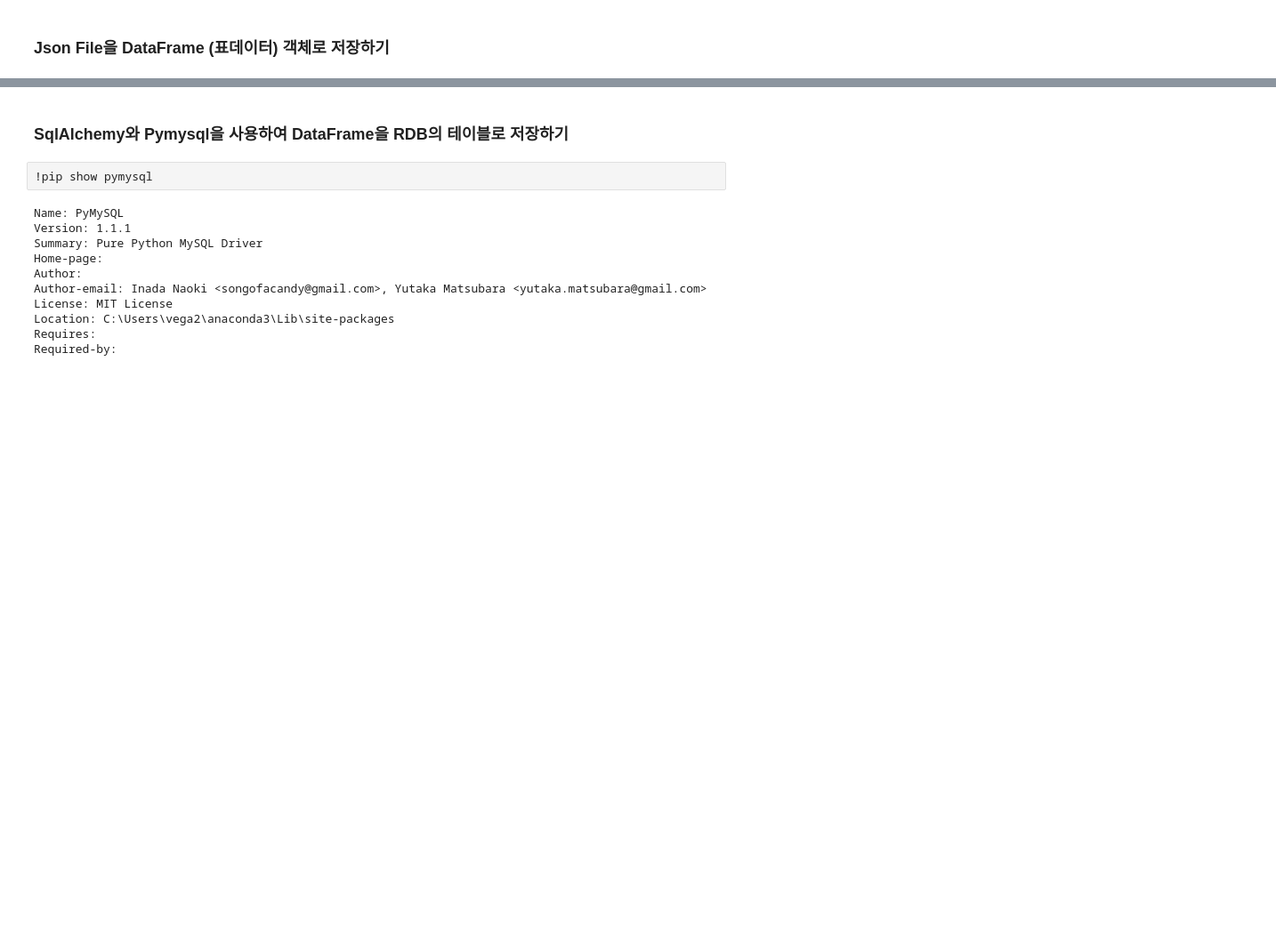
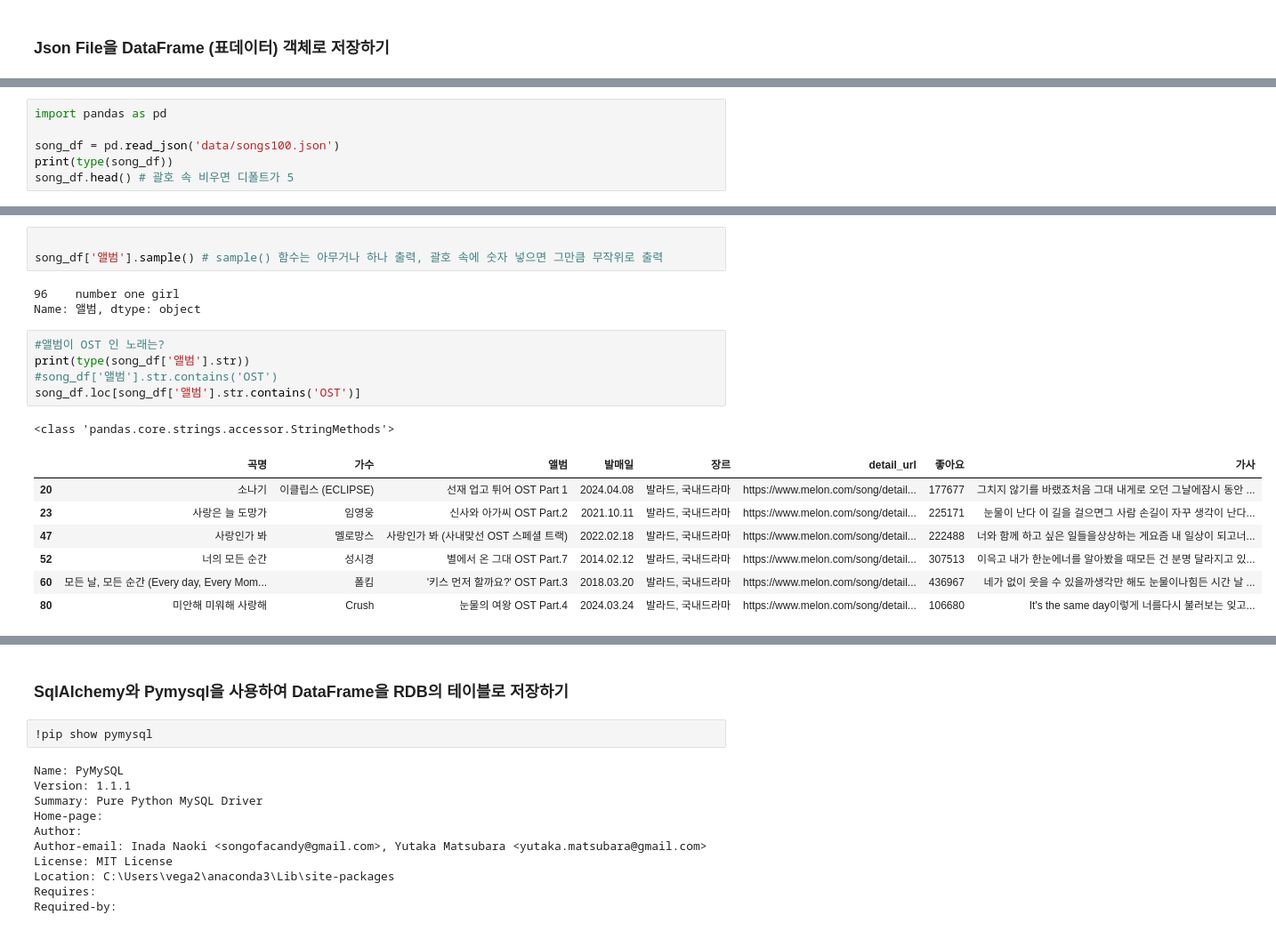
Before and after one commit to minju3212/Python_Webscraping_Analysis, a Jupyter notebook: 04.Melon100차트_데이터파싱_DB저장.ipynb, the cells around one changed output, grey strips where cells are left out. Shown: that part at 89% size. Saved outputs shown, nothing was run; the diff lists cells and outputs as text; blank space fills up the shorter version.

```diff
--- a/04.Melon100차트_데이터파싱_DB저장.ipynb
+++ b/04.Melon100차트_데이터파싱_DB저장.ipynb
@@ -122,0 +181,6 @@ headers = {
+# %%
+import pandas as pd
+
+song_df = pd.read_json('data/songs100.json')
+print(type(song_df))
+song_df.head() # 괄호 속 비우면 디폴트가 5
@@ -173,0 +297,20 @@ array(['G-DRAGON', 'IVE (아이브)', '황가람', 'aespa', '로제 (ROSÉ)', 'P
+# %%
+
+song_df['앨범'].sample() # sample() 함수는 아무거나 하나 출력, 괄호 속에 숫자 넣으면 그만큼 무작위로 출력
+# %% [output]
+96    number one girl
+Name: 앨범, dtype: object
+# %%
+#앨범이 OST 인 노래는?
+print(type(song_df['앨범'].str))
+#song_df['앨범'].str.contains('OST')
+song_df.loc[song_df['앨범'].str.contains('OST')]
+# %% [output]
+<class 'pandas.core.strings.accessor.StringMethods'>
+|  | 곡명 | 가수 | 앨범 | 발매일 | 장르 | detail_url | 좋아요 | 가사 |
+| 20 | 소나기 | 이클립스 (ECLIPSE) | 선재 업고 튀어 OST Part 1 | 2024.04.08 | 발라드, 국내드라마 | https://www.melon.com/song/detail... | 177677 | 그치지 않기를 바랬죠처음 그대 내게로 오던 그날에잠시 동안 ... |
+| 23 | 사랑은 늘 도망가 | 임영웅 | 신사와 아가씨 OST Part.2 | 2021.10.11 | 발라드, 국내드라마 | https://www.melon.com/song/detail... | 225171 | 눈물이 난다 이 길을 걸으면그 사람 손길이 자꾸 생각이 난다... |
+| 47 | 사랑인가 봐 | 멜로망스 | 사랑인가 봐 (사내맞선 OST 스페셜 트랙) | 2022.02.18 | 발라드, 국내드라마 | https://www.melon.com/song/detail... | 222488 | 너와 함께 하고 싶은 일들을상상하는 게요즘 내 일상이 되고너... |
+| 52 | 너의 모든 순간 | 성시경 | 별에서 온 그대 OST Part.7 | 2014.02.12 | 발라드, 국내드라마 | https://www.melon.com/song/detail... | 307513 | 이윽고 내가 한눈에너를 알아봤을 때모든 건 분명 달라지고 있... |
+| 60 | 모든 날, 모든 순간 (Every day, Every Mom... | 폴킴 | '키스 먼저 할까요?' OST Part.3 | 2018.03.20 | 발라드, 국내드라마 | https://www.melon.com/song/detail... | 436967 | 네가 없이 웃을 수 있을까생각만 해도 눈물이나힘든 시간 날 ... |
+| 80 | 미안해 미워해 사랑해 | Crush | 눈물의 여왕 OST Part.4 | 2024.03.24 | 발라드, 국내드라마 | https://www.melon.com/song/detail... | 106680 | It's the same day이렇게 너를다시 불러보는 잊고... |
```
Also changed, not shown: parts of 22 cells of this notebook, 2 other files.
